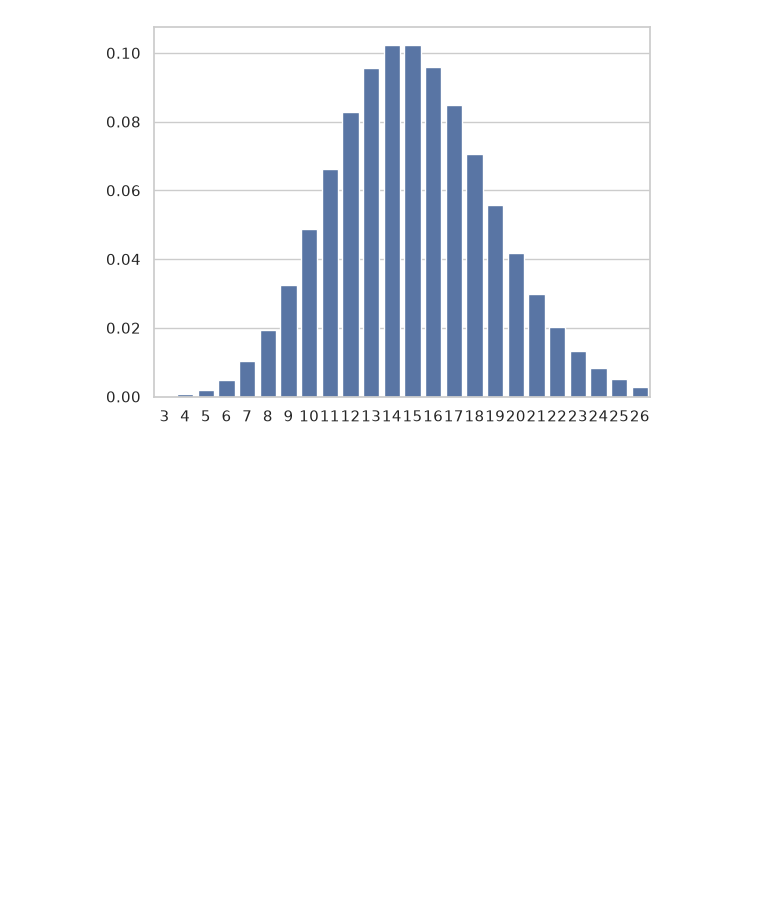
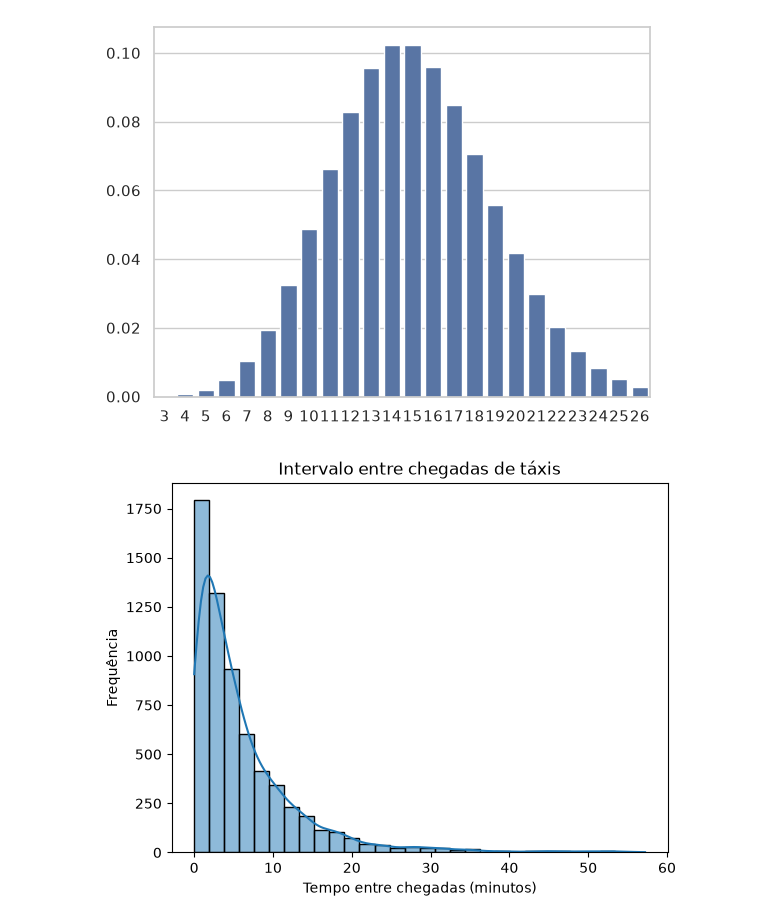
Before and after one commit to meloluvert/xmac02-analise-dados, a Jupyter notebook: distribuicao-poisson/Aula07-poisson.ipynb, the cells around one changed output. Saved outputs shown, nothing was run; the diff lists cells and outputs as text; code cells hidden in the pictures; blank space fills up the shorter version.

```diff
--- a/Aula07-poisson.ipynb
+++ b/distribuicao-poisson/Aula07-poisson.ipynb
@@ -178,3 +178,34 @@ sns.barplot(x=eixo_x, y=eixo_y)
 plt.show()
 # %% [output]
 [figure]
+# %%
+import seaborn as sns
+import matplotlib.pyplot as plt
+import pandas as pd
+
+# Dados
+taxis = sns.load_dataset("taxis")
+
+# Transformando pickup em data/hora
+taxis["pickup"] = pd.to_datetime(taxis["pickup"])
+
+# Ordenando por horário
+taxis = taxis.sort_values("pickup")
+
+# Diferença entre chegadas consecutivas, em minutos
+intervalos = taxis["pickup"].diff().dt.total_seconds() / 60
+
+# Removendo o primeiro valor (NaN)
+intervalos = intervalos.dropna()
+
+# Limitando para facilitar a visualização
+intervalos = intervalos[intervalos < 60]
+
+sns.histplot(intervalos, bins=30, kde=True)
+
+plt.xlabel("Tempo entre chegadas (minutos)")
+plt.ylabel("Frequência")
+plt.title("Intervalo entre chegadas de táxis")
+plt.show()
+# %% [output]
+[figure, added]
```
Also changed, not shown: parts of 1 cell of this notebook, 24 other files.
